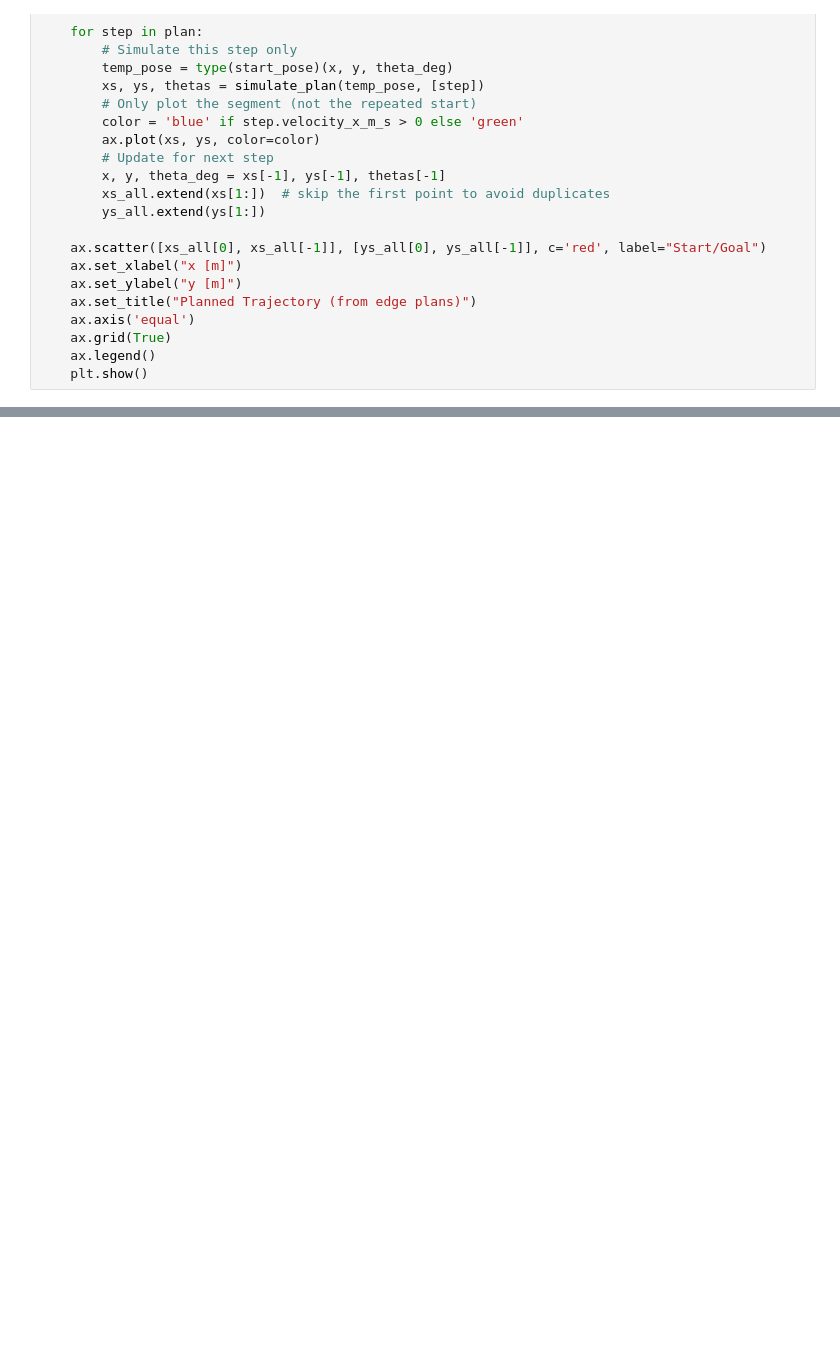
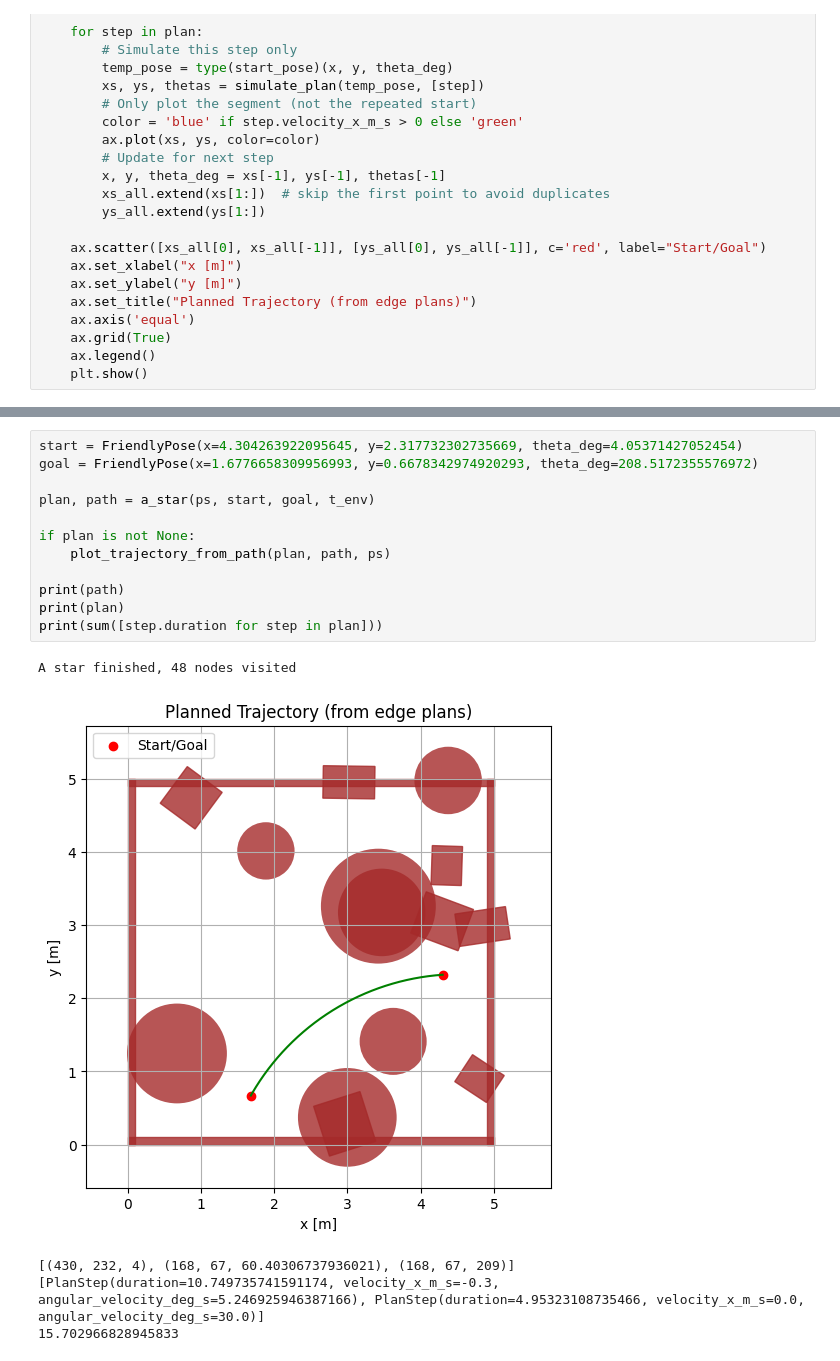
Before and after one commit to guillaumeboniface/duckietown-lx, a Jupyter notebook: planning/notebooks/02-Path-Planner/test_planning_obstacle.ipynb, the cells around one changed output, grey strips where cells are left out. Saved outputs shown, nothing was run; the diff lists cells and outputs as text; blank space fills up the shorter version.

```diff
--- a/planning/notebooks/02-Path-Planner/test_planning_obstacle.ipynb
+++ b/planning/notebooks/02-Path-Planner/test_planning_obstacle.ipynb
@@ -261,0 +548,18 @@ A star finished, 6217 nodes visited
+# %%
+start = FriendlyPose(x=4.304263922095645, y=2.317732302735669, theta_deg=4.05371427052454)
+goal = FriendlyPose(x=1.6776658309956993, y=0.6678342974920293, theta_deg=208.5172355576972)
+
+plan, path = a_star(ps, start, goal, t_env)
+
+if plan is not None:
+    plot_trajectory_from_path(plan, path, ps)
+
+print(path)
+print(plan)
+print(sum([step.duration for step in plan]))
+# %% [output]
+A star finished, 48 nodes visited
+[figure, added]
+[(430, 232, 4), (168, 67, 60.40306737936021), (168, 67, 209)]
+[PlanStep(duration=10.749735741591174, velocity_x_m_s=-0.3, angular_velocity_deg_s=5.246925946387166), PlanStep(duration=4.95323108735466, velocity_x_m_s=0.0, angular_velocity_deg_s=30.0)]
+15.702966828945833
```
Also changed, not shown: parts of 7 cells of this notebook, 8 other files.
